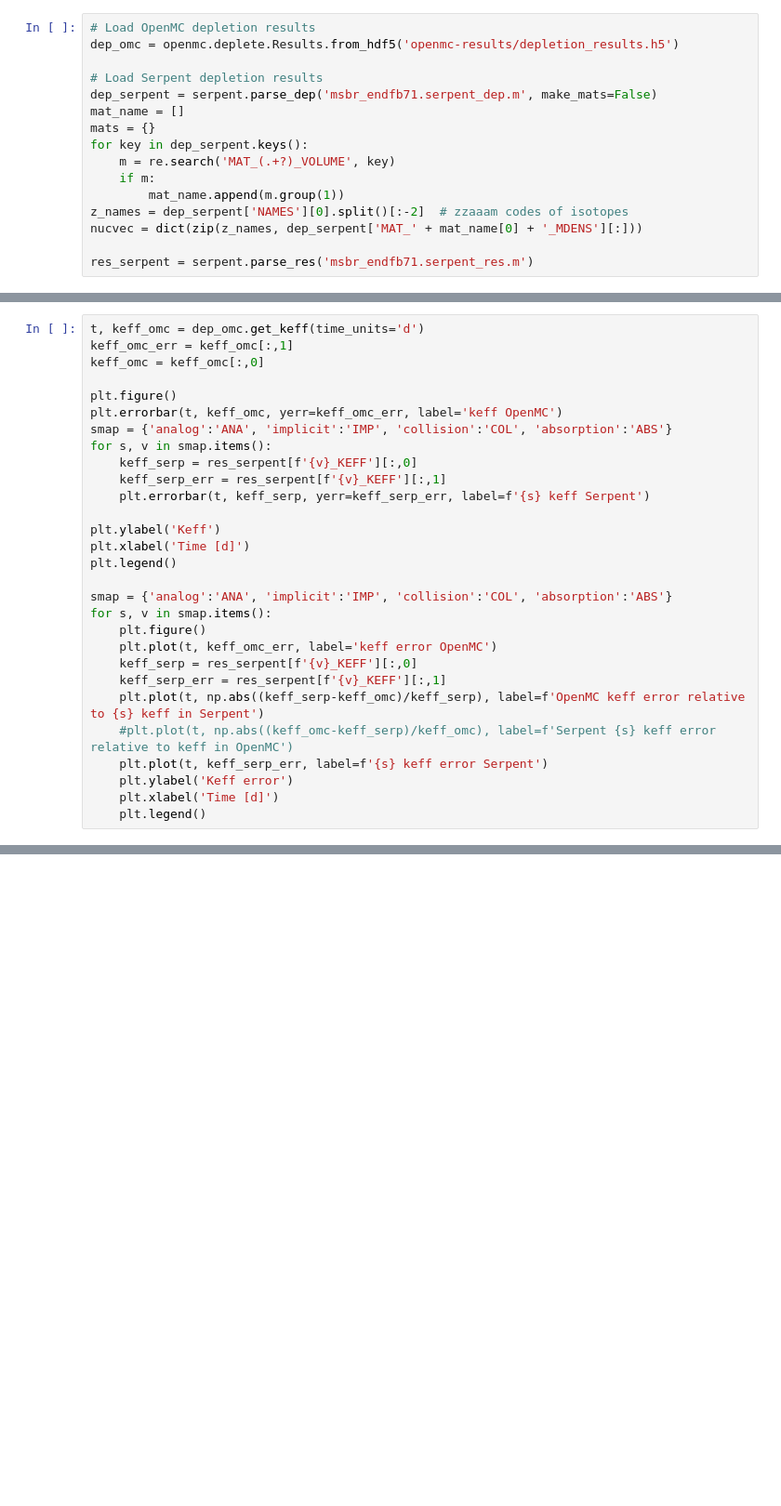
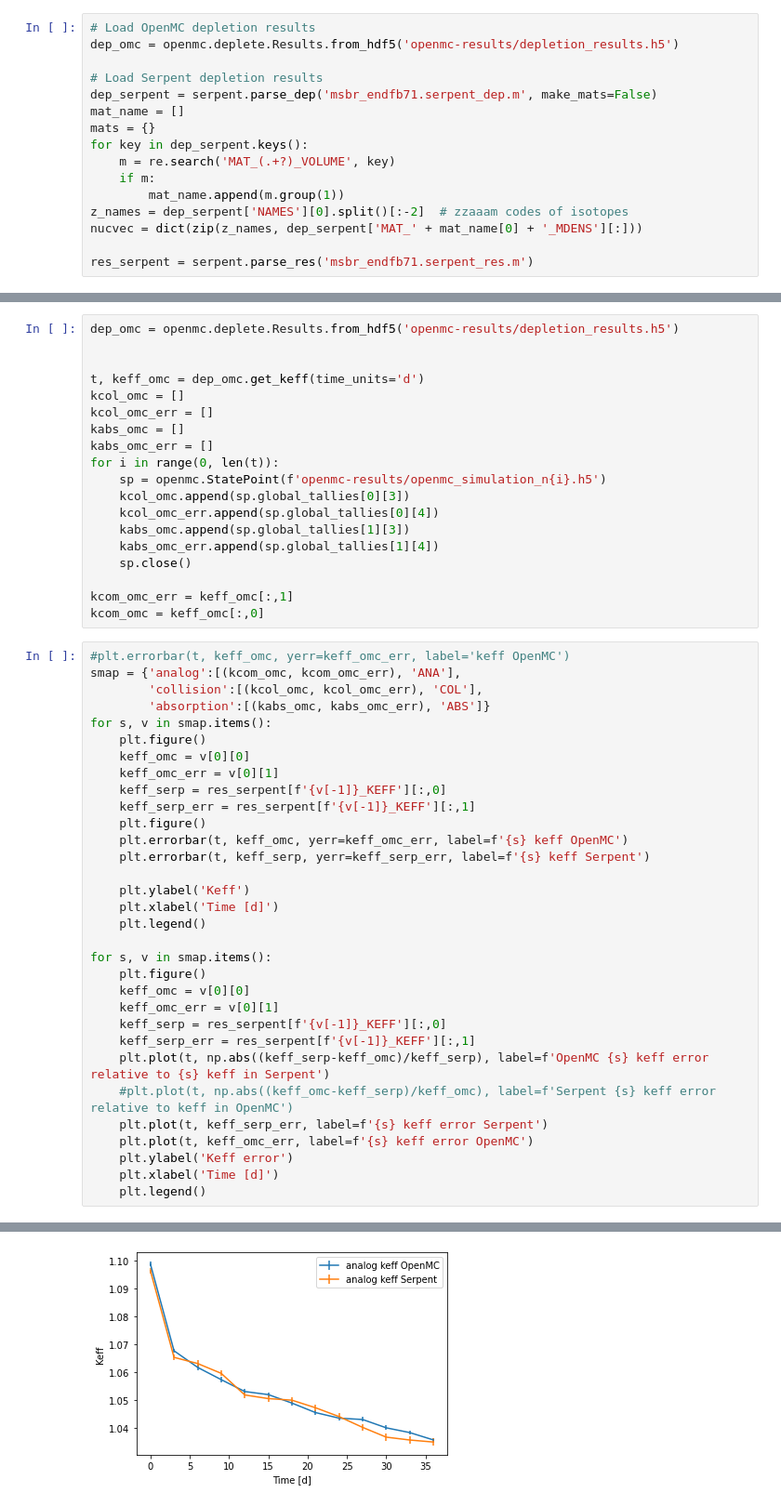
Before and after one commit to yardasol/2022-yardas-ms, a Jupyter notebook: model/inital_verification/compare-depletion-results.ipynb, the cells around one changed output, grey strips where cells are left out. Shown at 93% size. Drawn from its saved outputs; the diff is of its cells as text; blank space fills up the shorter version.

Commit message:
fixed keff plots

```diff
--- a/model/inital_verification/compare-depletion-results.ipynb
+++ b/model/inital_verification/compare-depletion-results.ipynb
@@ -44,29 +48,52 @@ plt.title(f'Error in OpenMC {X} concentration relative to Serpent')
+# %%
+dep_omc = openmc.deplete.Results.from_hdf5('openmc-results/depletion_results.h5')
+
+
+t, keff_omc = dep_omc.get_keff(time_units='d')
+kcol_omc = []
+kcol_omc_err = []
+kabs_omc = []
+kabs_omc_err = []
+for i in range(0, len(t)):
+    sp = openmc.StatePoint(f'openmc-results/openmc_simulation_n{i}.h5')
+    kcol_omc.append(sp.global_tallies[0][3])
+    kcol_omc_err.append(sp.global_tallies[0][4])
+    kabs_omc.append(sp.global_tallies[1][3])
+    kabs_omc_err.append(sp.global_tallies[1][4])
+    sp.close()
+
+kcom_omc_err = keff_omc[:,1]
+kcom_omc = keff_omc[:,0]
 # %%
-t, keff_omc = dep_omc.get_keff(time_units='d')
-keff_omc_err = keff_omc[:,1]
-keff_omc = keff_omc[:,0]
-
-plt.figure()
-plt.errorbar(t, keff_omc, yerr=keff_omc_err, label='keff OpenMC')
-smap = {'analog':'ANA', 'implicit':'IMP', 'collision':'COL', 'absorption':'ABS'}
+#plt.errorbar(t, keff_omc, yerr=keff_omc_err, label='keff OpenMC')
+smap = {'analog':[(kcom_omc, kcom_omc_err), 'ANA'],
+        'collision':[(kcol_omc, kcol_omc_err), 'COL'],
+        'absorption':[(kabs_omc, kabs_omc_err), 'ABS']}
 for s, v in smap.items():
-    keff_serp = res_serpent[f'{v}_KEFF'][:,0]
-    keff_serp_err = res_serpent[f'{v}_KEFF'][:,1]
+    plt.figure()
+    keff_omc = v[0][0]
+    keff_omc_err = v[0][1]
+    keff_serp = res_serpent[f'{v[-1]}_KEFF'][:,0]
+    keff_serp_err = res_serpent[f'{v[-1]}_KEFF'][:,1]
+    plt.figure()
+    plt.errorbar(t, keff_omc, yerr=keff_omc_err, label=f'{s} keff OpenMC')
     plt.errorbar(t, keff_serp, yerr=keff_serp_err, label=f'{s} keff Serpent')
 
-plt.ylabel('Keff')
-plt.xlabel('Time [d]')
-plt.legend()
+    plt.ylabel('Keff')
+    plt.xlabel('Time [d]')
+    plt.legend()
 
-smap = {'analog':'ANA', 'implicit':'IMP', 'collision':'COL', 'absorption':'ABS'}
 for s, v in smap.items():
     plt.figure()
-    plt.plot(t, keff_omc_err, label='keff error OpenMC')
-    keff_serp = res_serpent[f'{v}_KEFF'][:,0]
-    keff_serp_err = res_serpent[f'{v}_KEFF'][:,1]
-    plt.plot(t, np.abs((keff_serp-keff_omc)/keff_serp), label=f'OpenMC keff error relative to {s} keff in Serpent')
+    keff_omc = v[0][0]
+    keff_omc_err = v[0][1]
+    keff_serp = res_serpent[f'{v[-1]}_KEFF'][:,0]
+    keff_serp_err = res_serpent[f'{v[-1]}_KEFF'][:,1]
+    plt.plot(t, np.abs((keff_serp-keff_omc)/keff_serp), label=f'OpenMC {s} keff error relative to {s} keff in Serpent')
     #plt.plot(t, np.abs((keff_omc-keff_serp)/keff_omc), label=f'Serpent {s} keff error relative to keff in OpenMC')
     plt.plot(t, keff_serp_err, label=f'{s} keff error Serpent')
+    plt.plot(t, keff_omc_err, label=f'{s} keff error OpenMC')
     plt.ylabel('Keff error')
     plt.xlabel('Time [d]')
     plt.legend()
+# %% [output]
@@ -72,0 +101 @@ for s, v in smap.items():
+[figure, added]
```
Also changed, not shown: parts of 2 cells of this notebook.
